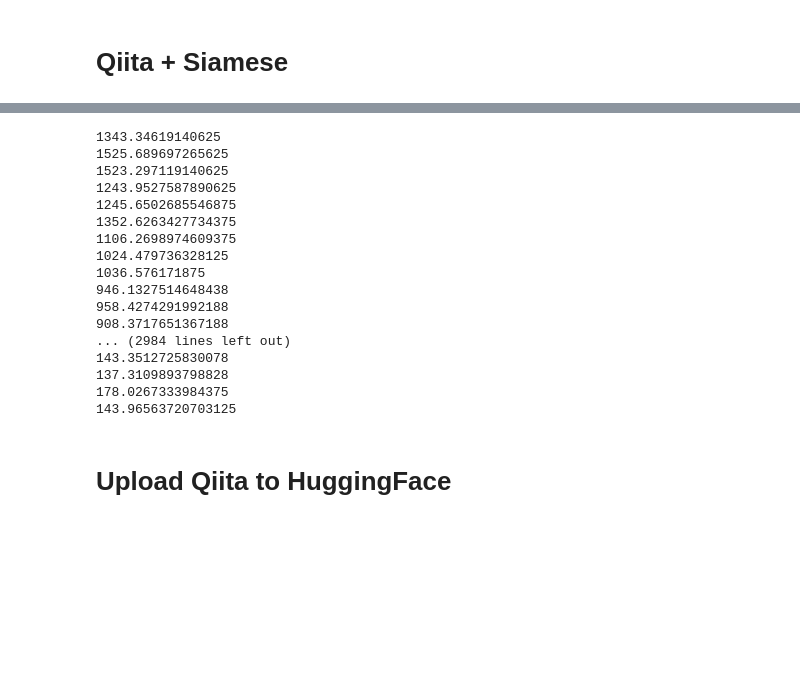
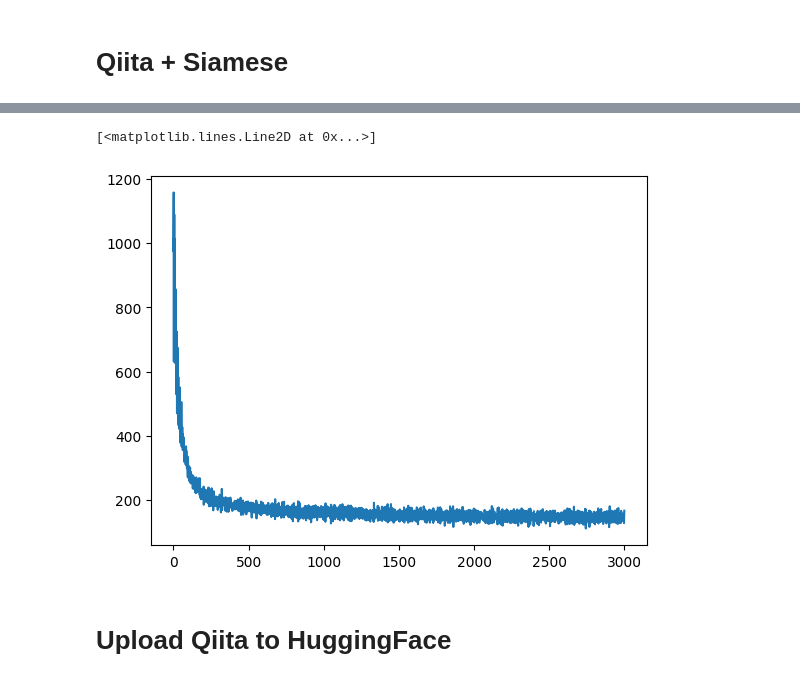
Before and after one commit to dydact/manify, a Jupyter notebook: notebooks/61_embedder_refactor_scratch.ipynb, the cells around one changed output, grey strips where cells are left out. Drawn from its saved outputs; the diff is of its cells as text; code cells hidden in the pictures; blank space fills up the shorter version.

```diff
--- a/notebooks/61_embedder_refactor_scratch.ipynb
+++ b/notebooks/61_embedder_refactor_scratch.ipynb
@@ -97,8 +103,8 @@ with open("/Users/phil/Downloads/edit_qiita_large.pkl", "rb") as file:
     X, D = pickle.load(file)
 # %%
 # Let's do a little baby version
-X_train = X["train"][:100].float()
-D_train = D["train"][:100, :100]
+X_train = X["train"].float()
+D_train = D["train"]
 D_train /= D_train.max()
 # %%
 # Super simple class
@@ -121,19 +127,20 @@ class SiameseNN(torch.nn.Module):
         return Z1, Z2, D_hat, Y1, Y2
 
 
+# Training is weird because we need pairs of inputs
+BETA = 1.0
+EPOCHS = 1_000
+BATCH_SIZE = 32
+LR = 1e-4
+n_samples = len(X_train)
+
 # Let's train a network
 pm = manify.ProductManifold(signature=[(-1, 2), (0, 2), (1, 2)])
 d = X_train.shape[1]
 encoder = torch.nn.Sequential(torch.nn.Linear(d, 128), torch.nn.ReLU(), torch.nn.Linear(128, pm.dim))
 decoder = torch.nn.Sequential(torch.nn.Linear(pm.ambient_dim, 128), torch.nn.ReLU(), torch.nn.Linear(128, d))
 model = SiameseNN(pm, encoder, decoder)
-opt = torch.optim.Adam(params=model.parameters(), lr=1e-4)
-
-# Training is weird because we need pairs of inputs
-BETA = 1.0
-EPOCHS = 1_000
-BATCH_SIZE = 32
-n_samples = len(X_train)
+opt = torch.optim.Adam(params=model.parameters(), lr=LR)
 
 # Track losses for monitoring
 losses = []
@@ -149,51 +156,39 @@ for epoch in range(EPOCHS):
     for i in range(0, n_samples, BATCH_SIZE):
         if i + BATCH_SIZE > n_samples:
             continue  # Skip incomplete last batch
 
         # Get first batch
         batch_indices1 = indices[i : i + BATCH_SIZE]
         X1 = X_train[batch_indices1]
 
         # Randomly sample second batch
         batch_indices2 = indices2[i : i + BATCH_SIZE]
         X2 = X_train[batch_indices2]
 
         # Get corresponding distance matrix for these specific indices
         D_batch = D_train[batch_indices1][:, batch_indices2]
 
         opt.zero_grad()
         _, _, D_hat, Y1, Y2 = model(X1, X2)
 
         mse1 = torch.nn.functional.mse_loss(Y1, X1)
         mse2 = torch.nn.functional.mse_loss(Y2, X2)
         distortion = manify.embedders._losses.distortion_loss(D_hat, D_batch, pairwise=False)
 
         L = mse1 + mse2 + BETA * distortion
         L.backward()
         opt.step()
 
         epoch_loss += L.item()
         num_batches += 1
 
-        print(L.item())
+        # print(L.item())
+        losses.append(L.item())
+
+plt.plot(losses)
 # %% [output]
-1343.34619140625
-1525.689697265625
-1523.297119140625
-1243.9527587890625
-1245.6502685546875
-1352.6263427734375
-1106.2698974609375
-1024.479736328125
-1036.576171875
-946.1327514648438
-958.4274291992188
-908.3717651367188
-... (2984 lines left out)
-143.3512725830078
-137.3109893798828
-178.0267333984375
-143.96563720703125
+[<matplotlib.lines.Line2D at 0x...>]
+[figure, added]
 # %% [markdown]
 # Upload Qiita to HuggingFace
 # %%
```
Also changed, not shown: parts of 8 cells of this notebook, 9 other files.
